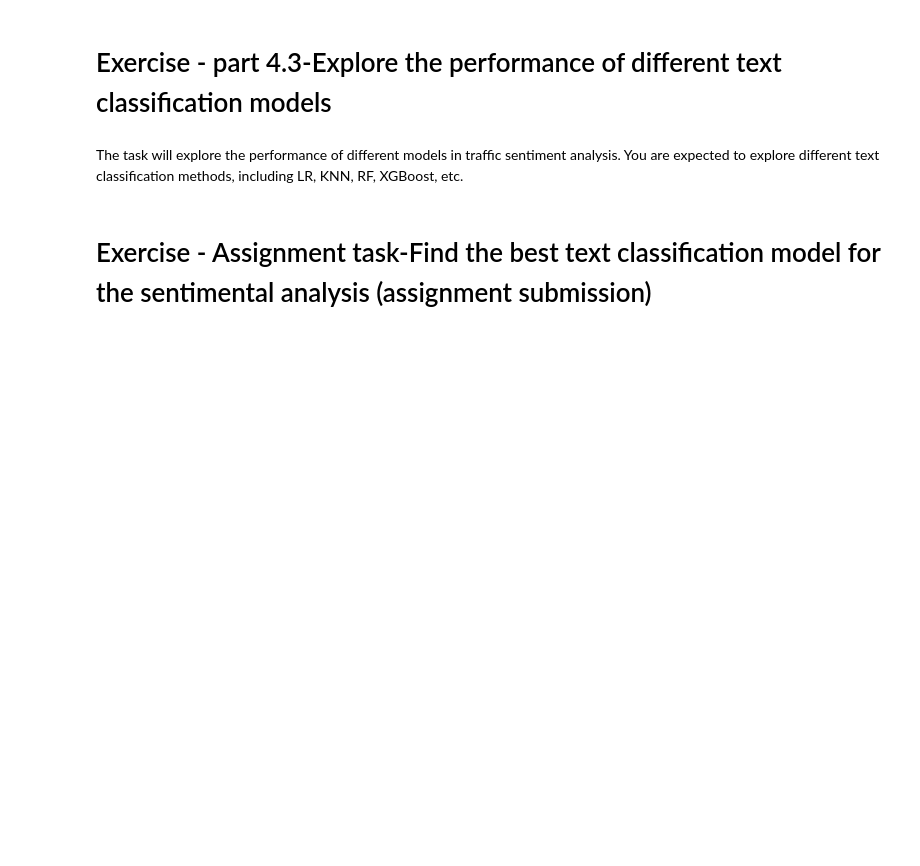
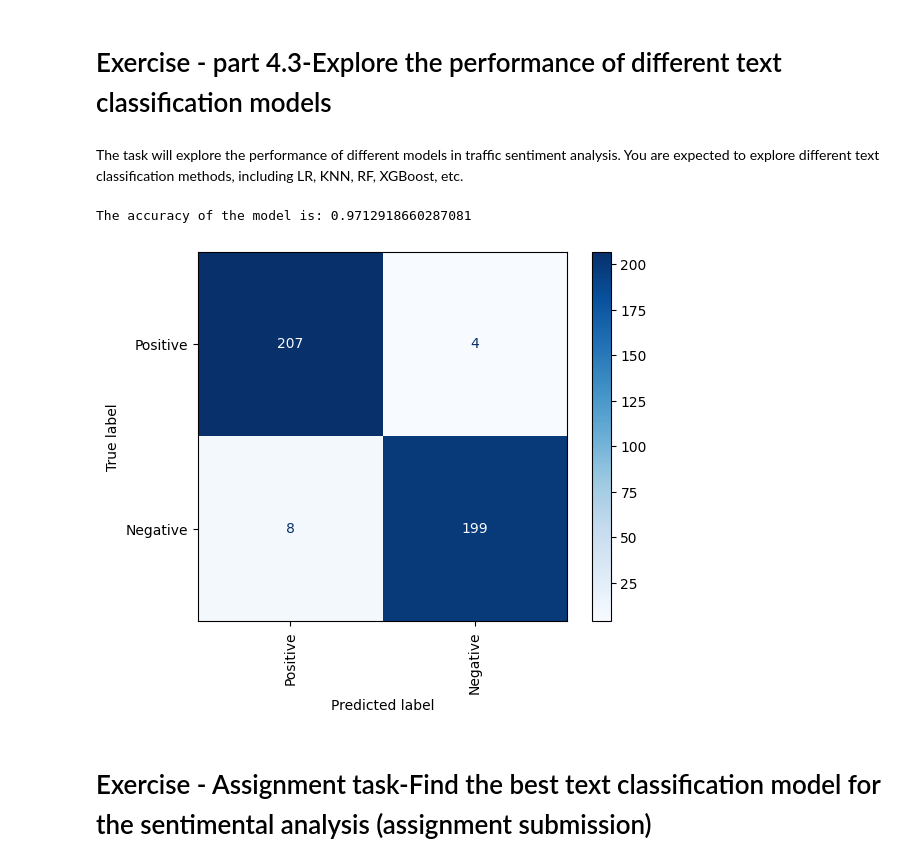
Before and after one commit to rzapatam/AI_Transportation_Exercises, a Jupyter notebook: Exercise_4_Text_classification/Exercise_4_Text_classification.ipynb, the cells around one changed output. Cells and saved outputs as stored; diff of their text form; code cells hidden in the pictures; blank space fills up the shorter version.

```diff
--- a/Exercise_4_Text_classification/Exercise_4_Text_classification.ipynb
+++ b/Exercise_4_Text_classification/Exercise_4_Text_classification.ipynb
@@ -314,35 +317,38 @@ x_test_vectorized = vectorizer.transform(x_test)
 #-*-*-*-*-*-*chose different models-*-*-*-*-*-*
 
 #(1)LR
-model = LogisticRegression(max_iter=1000, random_state=0)
+# model = LogisticRegression(max_iter=1000, random_state=0)
 
 #(2)KNN
 # model=KNeighborsClassifier()
 
 #(3)RF
-# model = RandomForestClassifier(random_state=0)
+model = RandomForestClassifier(random_state=0)
 
 #(4)XGBoost
 # model =  XGBClassifier()
 
 #(5)SVM
 # model= SVC(kernel="linear")
 
 #(6)Naïve Bayes models
 # model=BernoulliNB()
 #-*-*-*-*-*-*chose different models-*-*-*-*-*-*
 model.fit(x_train_vectorized, y_train)
 cmd.from_estimator(
     model,
     x_test_vectorized,
     y_test,
     display_labels=['Positive','Negative'],
     cmap='Blues',
     xticks_rotation='vertical'
     )
 
 #calculate accuracy
 print('The accuracy of the model is: '+str(accuracy_score(y_test,model.predict(x_test_vectorized))))
+# %% [output]
+The accuracy of the model is: 0.9712918660287081
+[figure, added]
 # %% [markdown]
 # Exercise - Assignment task-Find the best text classification model for the sentimental analysis (assignment submission)
 # %% [markdown]
```
Also changed, not shown: parts of 1 cell of this notebook.
